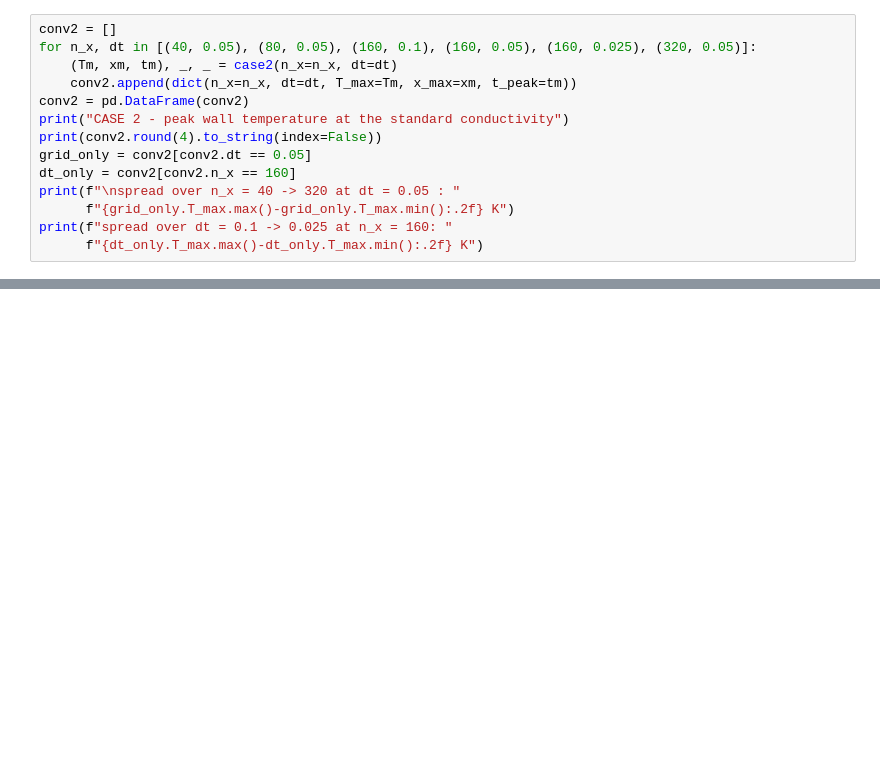
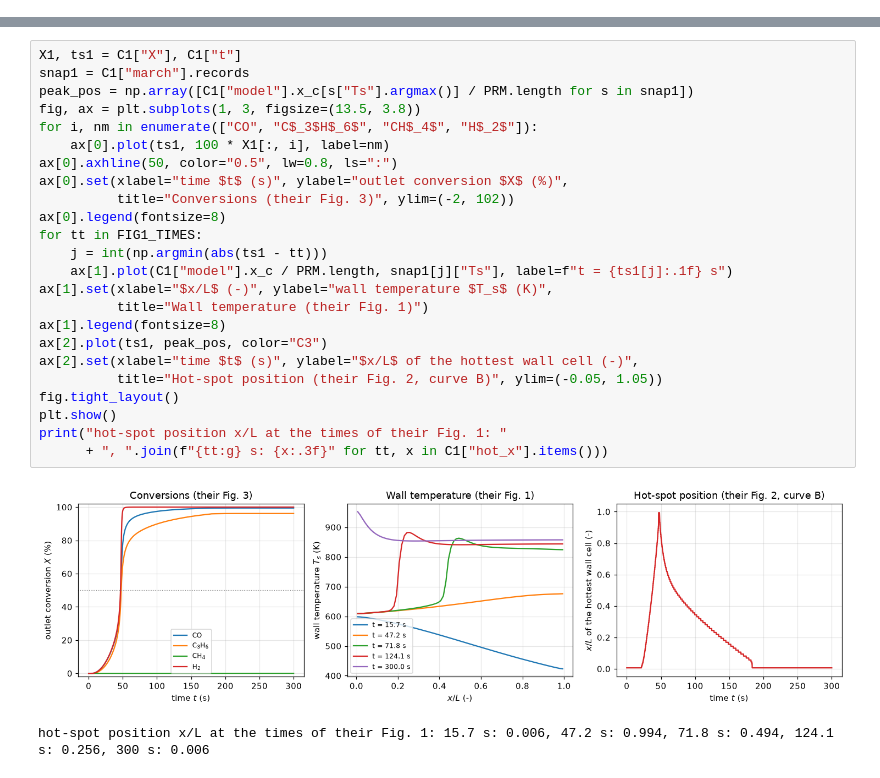
Before and after one commit to computational-chemical-engineering/pymrm-gallery, a Jupyter notebook: pages/I1.2-catalytic-converter-lightoff/index.ipynb, the cells around one changed output, grey strips where cells are left out. Cells and saved outputs as stored; diff of their text form; blank space fills up the shorter version.

```diff
--- a/pages/I1.2-catalytic-converter-lightoff/index.ipynb
+++ b/pages/I1.2-catalytic-converter-lightoff/index.ipynb
@@ -982,14 +0,0 @@ spread over a 4x grid change and a 4x time-step change: 0.45 s (1.0 % of 47.1 s)
-# %%
-conv2 = []
-for n_x, dt in [(40, 0.05), (80, 0.05), (160, 0.1), (160, 0.05), (160, 0.025), (320, 0.05)]:
-    (Tm, xm, tm), _, _ = case2(n_x=n_x, dt=dt)
-    conv2.append(dict(n_x=n_x, dt=dt, T_max=Tm, x_max=xm, t_peak=tm))
-conv2 = pd.DataFrame(conv2)
-print("CASE 2 - peak wall temperature at the standard conductivity")
-print(conv2.round(4).to_string(index=False))
-grid_only = conv2[conv2.dt == 0.05]
-dt_only = conv2[conv2.n_x == 160]
-print(f"\nspread over n_x = 40 -> 320 at dt = 0.05 : "
-      f"{grid_only.T_max.max()-grid_only.T_max.min():.2f} K")
-print(f"spread over dt = 0.1 -> 0.025 at n_x = 160: "
-      f"{dt_only.T_max.max()-dt_only.T_max.min():.2f} K")
@@ -1138,0 +677,27 @@ controlling automobile emissions.* Ind. Eng. Chem. Prod. Res. Dev. **1982**,
+# %%
+X1, ts1 = C1["X"], C1["t"]
+snap1 = C1["march"].records
+peak_pos = np.array([C1["model"].x_c[s["Ts"].argmax()] / PRM.length for s in snap1])
+fig, ax = plt.subplots(1, 3, figsize=(13.5, 3.8))
+for i, nm in enumerate(["CO", "C$_3$H$_6$", "CH$_4$", "H$_2$"]):
+    ax[0].plot(ts1, 100 * X1[:, i], label=nm)
+ax[0].axhline(50, color="0.5", lw=0.8, ls=":")
+ax[0].set(xlabel="time $t$ (s)", ylabel="outlet conversion $X$ (%)",
+          title="Conversions (their Fig. 3)", ylim=(-2, 102))
+ax[0].legend(fontsize=8)
+for tt in FIG1_TIMES:
+    j = int(np.argmin(abs(ts1 - tt)))
+    ax[1].plot(C1["model"].x_c / PRM.length, snap1[j]["Ts"], label=f"t = {ts1[j]:.1f} s")
+ax[1].set(xlabel="$x/L$ (-)", ylabel="wall temperature $T_s$ (K)",
+          title="Wall temperature (their Fig. 1)")
+ax[1].legend(fontsize=8)
+ax[2].plot(ts1, peak_pos, color="C3")
+ax[2].set(xlabel="time $t$ (s)", ylabel="$x/L$ of the hottest wall cell (-)",
+          title="Hot-spot position (their Fig. 2, curve B)", ylim=(-0.05, 1.05))
+fig.tight_layout()
+plt.show()
+print("hot-spot position x/L at the times of their Fig. 1: "
+      + ", ".join(f"{tt:g} s: {x:.3f}" for tt, x in C1["hot_x"].items()))
+# %% [output]
+[figure, added]
+hot-spot position x/L at the times of their Fig. 1: 15.7 s: 0.006, 47.2 s: 0.994, 71.8 s: 0.494, 124.1 s: 0.256, 300 s: 0.006
```
Also changed, not shown: parts of 86 cells of this notebook, 9 other files.
